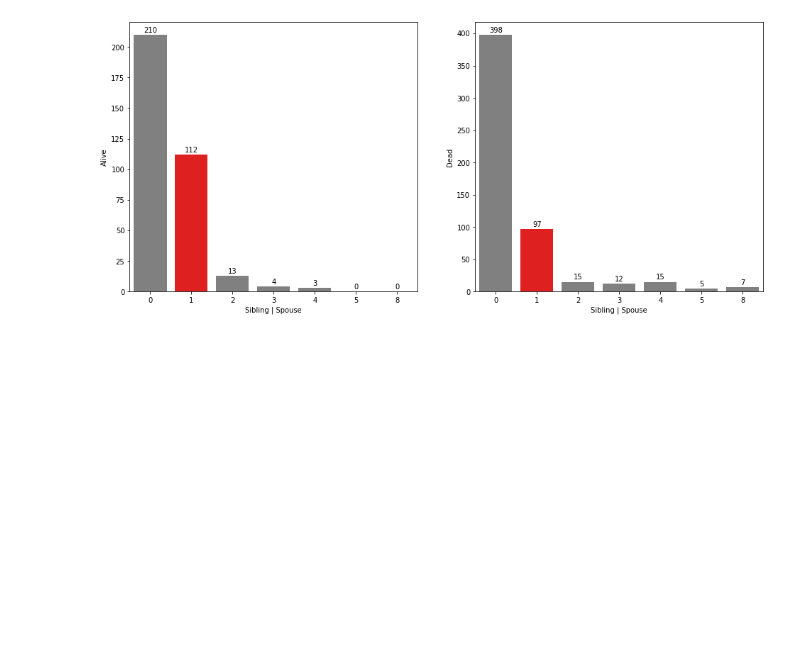
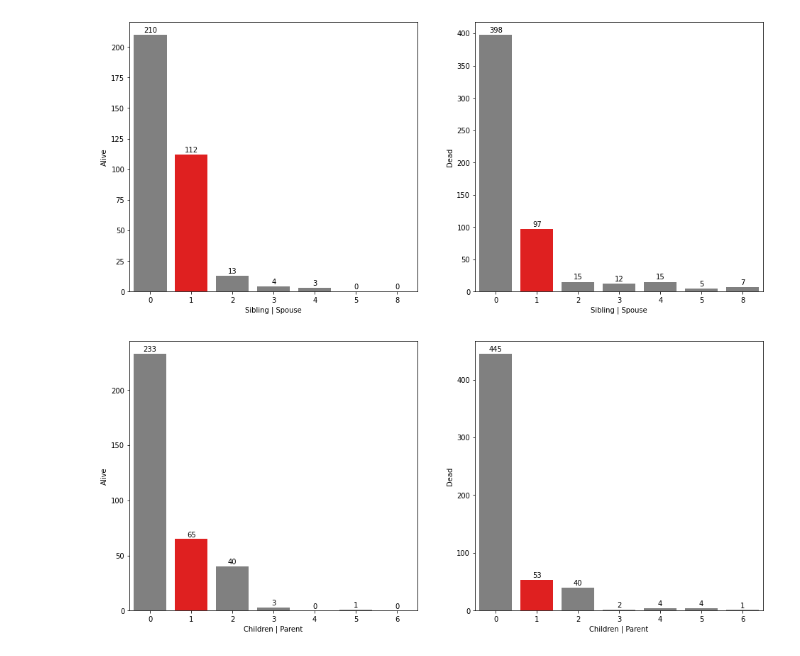
Before and after one commit to SoroushGhaderi/Exploratory_Data_Analysis_Machine_Learning_Projects, a Jupyter notebook: Titanic.ipynb, the cells around one changed output. Cells and saved outputs as stored; diff of their text form; code cells hidden in the pictures; blank space fills up the shorter version.

```diff
--- a/Titanic.ipynb
+++ b/Titanic.ipynb
@@ -128,9 +128,11 @@ height_notation(dead, coordinator = 4)
 children_parent = pd.crosstab(titanic["Parch"], titanic["Survived"]).reset_index()
 # %%
 fig, axis = plt.subplots(1, 2, figsize = (16, 7))
-alive = sns.barplot(x = "SibSp", y = "Alive", data = sibling_spouse, palette= sibsp_palette, ax = axis[0])
-alive.set_xlabel("Sibling | Spouse")
+alive = sns.barplot(x = "Parch", y = "Alive", data = children_parent, palette= sibsp_palette, ax = axis[0])
+alive.set_xlabel("Children | Parent")
 height_notation(alive, coordinator = 2)
-dead = sns.barplot(x = "SibSp", y = "Dead", data = sibling_spouse, palette= sibsp_palette, ax = axis[1])
-dead.set_xlabel("Sibling | Spouse")
+dead = sns.barplot(x = "Parch", y = "Dead", data = children_parent, palette= sibsp_palette, ax = axis[1])
+dead.set_xlabel("Children | Parent")
 height_notation(dead, coordinator = 4)
+# %% [output]
+[figure, added]
```
